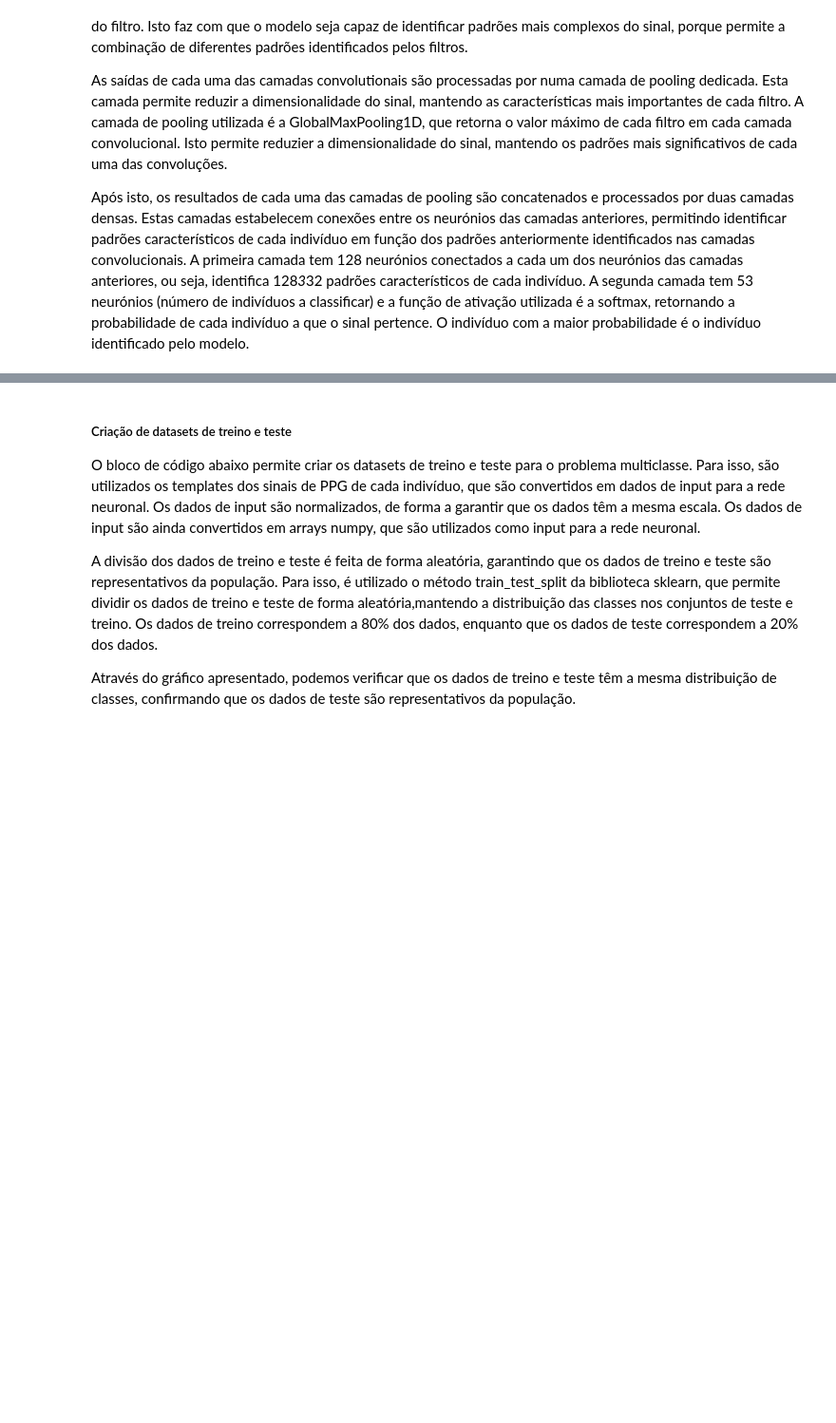
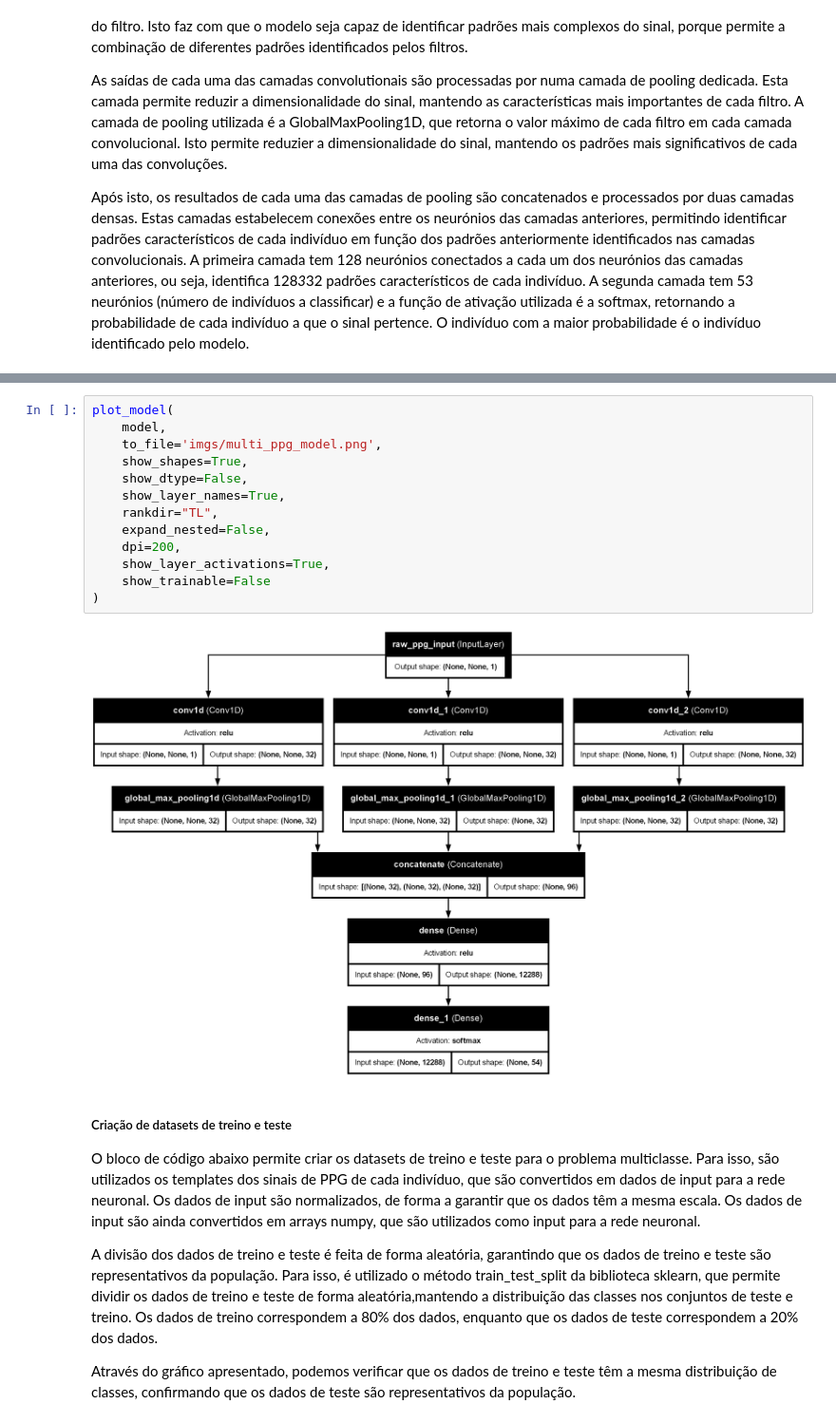
Before and after one commit to AnaSofOliveira/SB2425, a Jupyter notebook: src/TP1/ppg/ppg.ipynb, the cells around one changed output, grey strips where cells are left out. Shown at 95% size. Cells and saved outputs as stored; diff of their text form; blank space fills up the shorter version.

```diff
--- a/src/TP1/ppg/ppg.ipynb
+++ b/src/TP1/ppg/ppg.ipynb
@@ -740,6 +740,21 @@ Model: "functional_5"
  Total params: 1,856,598 (7.08 MB)
  Trainable params: 1,856,598 (7.08 MB)
  Non-trainable params: 0 (0.00 B)
+# %%
+plot_model(
+    model,
+    to_file='imgs/multi_ppg_model.png',
+    show_shapes=True,
+    show_dtype=False,
+    show_layer_names=True,
+    rankdir="TL",
+    expand_nested=False,
+    dpi=200,
+    show_layer_activations=True,
+    show_trainable=False
+)
+# %% [output]
+[figure, added]
 # %% [markdown]
 ##### Criação de datasets de treino e teste
 
```
Also changed, not shown: parts of 10 cells of this notebook, 5 other files.
